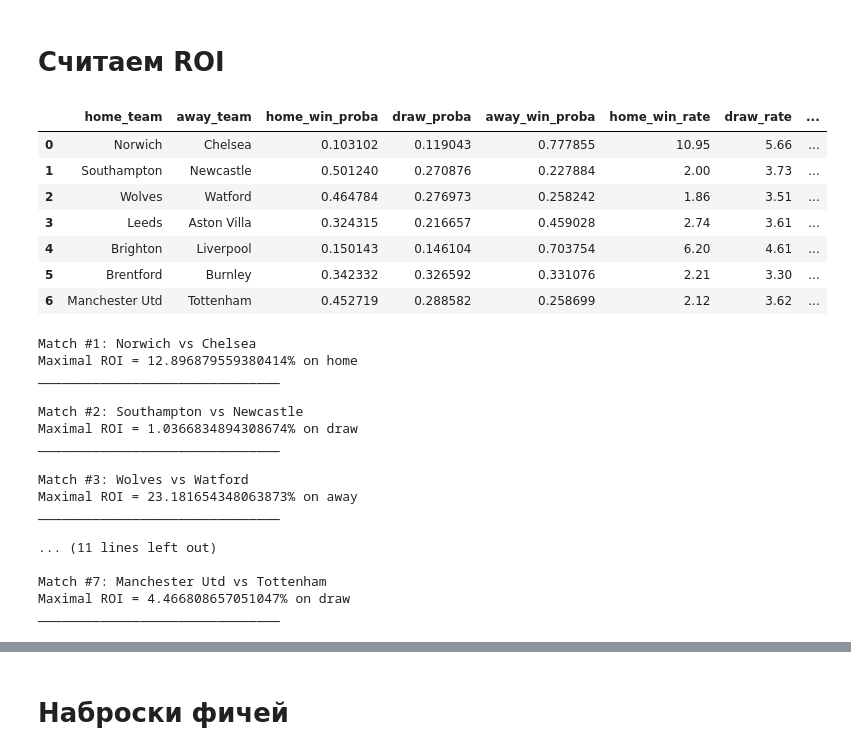
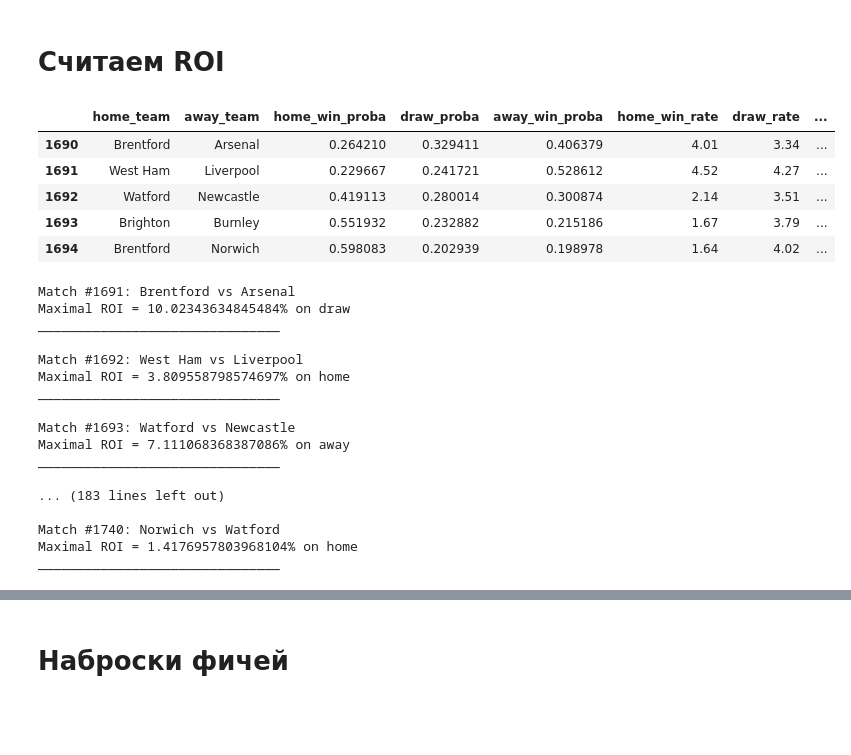
Before and after one commit to macroslav/bets-model, a Jupyter notebook: Bets pipeline.ipynb, the cells around one changed output, grey strips where cells are left out. Cells and saved outputs as stored; diff of their text form; code cells hidden in the pictures; blank space fills up the shorter version.

```diff
--- a/Bets pipeline.ipynb
+++ b/Bets pipeline.ipynb
@@ -164,8 +164,10 @@ class DataTransformer:
 
     def split(self):
         train_shape = self.train.shape
-        self.val = self.train.loc[train_shape[0] - 100:]
-        self.train = self.train.loc[:train_shape[0] - 101]
+        self.val = self.train.loc[train_shape[0] - 150:train_shape[0] - 51]
+        self.test = self.train.loc[train_shape[0] - 50:]
+
+        self.train = self.train.loc[:train_shape[0] - 151]
 # %%
 context = {'train':train_data,
             'test':test_data,
@@ -182,6 +184,7 @@ train.shape, val.shape, test.shape
 # %%
 X_train, y_train = train.drop(columns=['target']), train.target
 X_val, y_val = val.drop(columns=['target']), val.target
+X_test, y_test = test.drop(columns=['target']), test.target
 # %% [markdown]
 # Baseline model
 # %%
@@ -238,5 +239,5 @@ roc_auc_score(y_val, preds_proba, multi_class='ovr')
 # %%
-test_proba = model.predict_proba(test)
+test_proba = model.predict_proba(X_test)
 # %%
 test
 # %% [output]
@@ -272,6 +285,7 @@ test_predictions['away_win_proba'] = test_proba[:,2]
 test_predictions['home_win_rate'] = test.home_win_rate
 test_predictions['draw_rate'] = test.draw_rate
 test_predictions['away_win_rate'] = test.away_win_rate
+test_predictions['result'] = test.target
 # %%
 test_predictions
 # %% [output]
@@ -304,16 +327,14 @@ class ROIChecker():
 checker = ROIChecker(test_predictions)
 roi_info = checker.get_roi()
 # %%
-roi_info
+roi_info.head()
 # %% [output]
 |  | home_team | away_team | home_win_proba | draw_proba | away_win_proba | home_win_rate | draw_rate | ... |
-| 0 | Norwich | Chelsea | 0.103102 | 0.119043 | 0.777855 | 10.95 | 5.66 | ... |
-| 1 | Southampton | Newcastle | 0.501240 | 0.270876 | 0.227884 | 2.00 | 3.73 | ... |
-| 2 | Wolves | Watford | 0.464784 | 0.276973 | 0.258242 | 1.86 | 3.51 | ... |
-| 3 | Leeds | Aston Villa | 0.324315 | 0.216657 | 0.459028 | 2.74 | 3.61 | ... |
-| 4 | Brighton | Liverpool | 0.150143 | 0.146104 | 0.703754 | 6.20 | 4.61 | ... |
-| 5 | Brentford | Burnley | 0.342332 | 0.326592 | 0.331076 | 2.21 | 3.30 | ... |
-| 6 | Manchester Utd | Tottenham | 0.452719 | 0.288582 | 0.258699 | 2.12 | 3.62 | ... |
+| 1690 | Brentford | Arsenal | 0.264210 | 0.329411 | 0.406379 | 4.01 | 3.34 | ... |
+| 1691 | West Ham | Liverpool | 0.229667 | 0.241721 | 0.528612 | 4.52 | 4.27 | ... |
+| 1692 | Watford | Newcastle | 0.419113 | 0.280014 | 0.300874 | 2.14 | 3.51 | ... |
+| 1693 | Brighton | Burnley | 0.551932 | 0.232882 | 0.215186 | 1.67 | 3.79 | ... |
+| 1694 | Brentford | Norwich | 0.598083 | 0.202939 | 0.198978 | 1.64 | 4.02 | ... |
 # %%
 def explain_roi_info(roi_info):
     roi_cols = ['home_win_ROI', 'away_win_ROI', 'draw_ROI']
@@ -337,20 +371,20 @@ def explain_roi_info(roi_info):
 # %%
-explain_roi_info(roi_info)
+best_roi_df = explain_roi_info(roi_info)
 # %% [output]
-Match #1: Norwich vs Chelsea
-Maximal ROI = 12.896879559380414% on home
+Match #1691: Brentford vs Arsenal
+Maximal ROI = 10.02343634845484% on draw
 _______________________________
 
-Match #2: Southampton vs Newcastle
-Maximal ROI = 1.0366834894308674% on draw
+Match #1692: West Ham vs Liverpool
+Maximal ROI = 3.809558798574697% on home
 _______________________________
 
-Match #3: Wolves vs Watford
-Maximal ROI = 23.181654348063873% on away
+Match #1693: Watford vs Newcastle
+Maximal ROI = 7.111068368387086% on away
 _______________________________
 
-... (11 lines left out)
+... (183 lines left out)
 
-Match #7: Manchester Utd vs Tottenham
-Maximal ROI = 4.466808657051047% on draw
+Match #1740: Norwich vs Watford
+Maximal ROI = 1.4176957803968104% on home
 _______________________________
```
Also changed, not shown: parts of 12 cells of this notebook.
